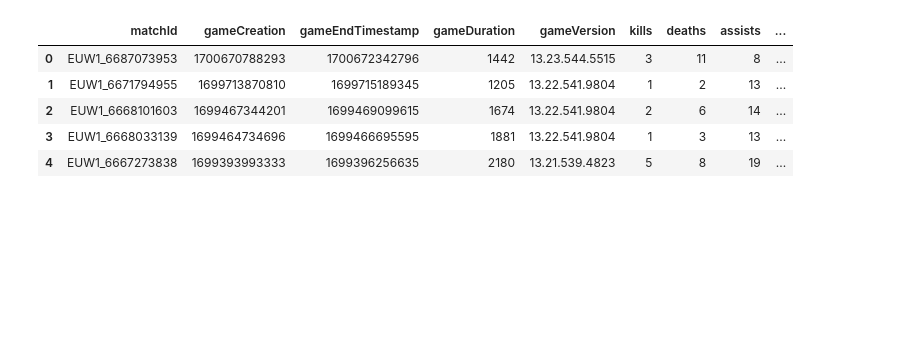
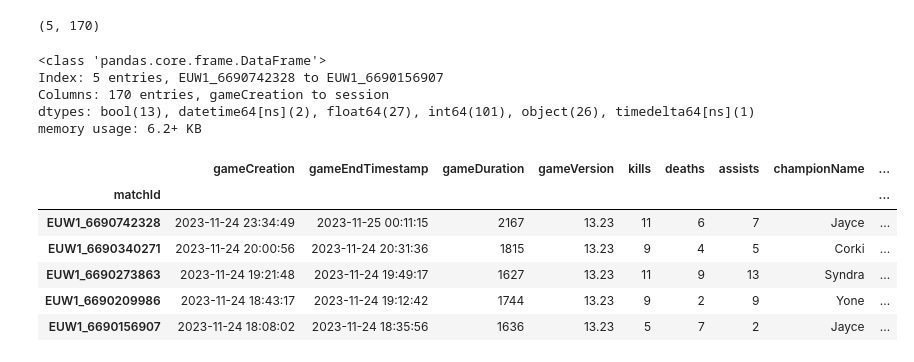
Before and after one commit to AaronBittel/LoLTracker, a Jupyter notebook: apps/backend/src/main/testing.ipynb, the cells around one changed output. Saved outputs shown, nothing was run; the diff lists cells and outputs as text; code cells hidden in the pictures; blank space fills up the shorter version.

```diff
--- a/apps/backend/src/main/testing.ipynb
+++ b/apps/backend/src/main/testing.ipynb
@@ -2,16 +2,28 @@
 import pandas as pd
 # %%
 pd.set_option('display.max_columns', None)
+pd.set_option('display.max_rows', None)
 # %%
-df = pd.read_parquet("test_data.parquet")
+df = pd.read_parquet(r"../../../data/test_data.parquet")
+# %%
+df.shape
+# %% [output]
+(5, 170)
 # %%
 df.info()
+# %% [output]
+<class 'pandas.core.frame.DataFrame'>
+Index: 5 entries, EUW1_6690742328 to EUW1_6690156907
+Columns: 170 entries, gameCreation to session
+dtypes: bool(13), datetime64[ns](2), float64(27), int64(101), object(26), timedelta64[ns](1)
+memory usage: 6.2+ KB
 # %%
-df.head()
+df.tail()
 # %% [output]
-|  | matchId | gameCreation | gameEndTimestamp | gameDuration | gameVersion | kills | deaths | assists | ... |
-| 0 | EUW1_6687073953 | 1700670788293 | 1700672342796 | 1442 | 13.23.544.5515 | 3 | 11 | 8 | ... |
-| 1 | EUW1_6671794955 | 1699713870810 | 1699715189345 | 1205 | 13.22.541.9804 | 1 | 2 | 13 | ... |
-| 2 | EUW1_6668101603 | 1699467344201 | 1699469099615 | 1674 | 13.22.541.9804 | 2 | 6 | 14 | ... |
-| 3 | EUW1_6668033139 | 1699464734696 | 1699466695595 | 1881 | 13.22.541.9804 | 1 | 3 | 13 | ... |
-| 4 | EUW1_6667273838 | 1699393993333 | 1699396256635 | 2180 | 13.21.539.4823 | 5 | 8 | 19 | ... |
+|  | gameCreation | gameEndTimestamp | gameDuration | gameVersion | kills | deaths | assists | championName | ... |
+| matchId |  |  |  |  |  |  |  |  | ... |
+| EUW1_6690742328 | 2023-11-24 23:34:49 | 2023-11-25 00:11:15 | 2167 | 13.23 | 11 | 6 | 7 | Jayce | ... |
+| EUW1_6690340271 | 2023-11-24 20:00:56 | 2023-11-24 20:31:36 | 1815 | 13.23 | 9 | 4 | 5 | Corki | ... |
+| EUW1_6690273863 | 2023-11-24 19:21:48 | 2023-11-24 19:49:17 | 1627 | 13.23 | 11 | 9 | 13 | Syndra | ... |
+| EUW1_6690209986 | 2023-11-24 18:43:17 | 2023-11-24 19:12:42 | 1744 | 13.23 | 9 | 2 | 9 | Yone | ... |
+| EUW1_6690156907 | 2023-11-24 18:08:02 | 2023-11-24 18:35:56 | 1636 | 13.23 | 5 | 7 | 2 | Jayce | ... |
```
Also changed, not shown: 29 other files.
